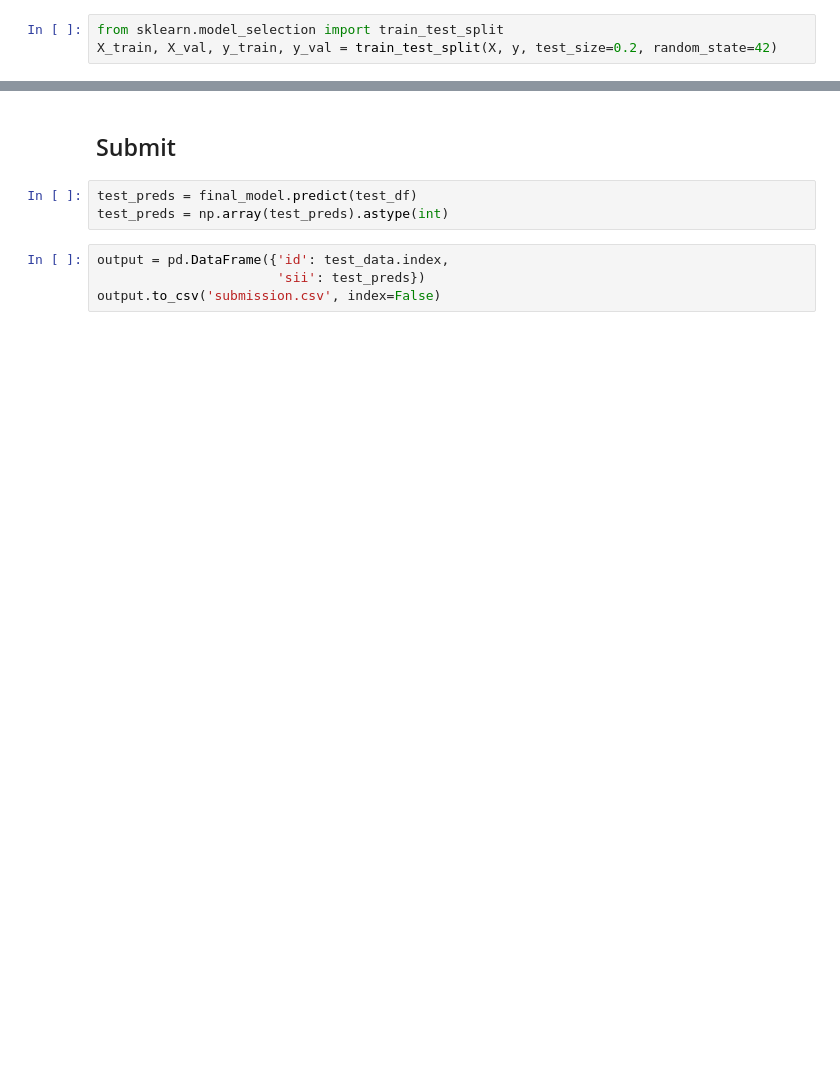
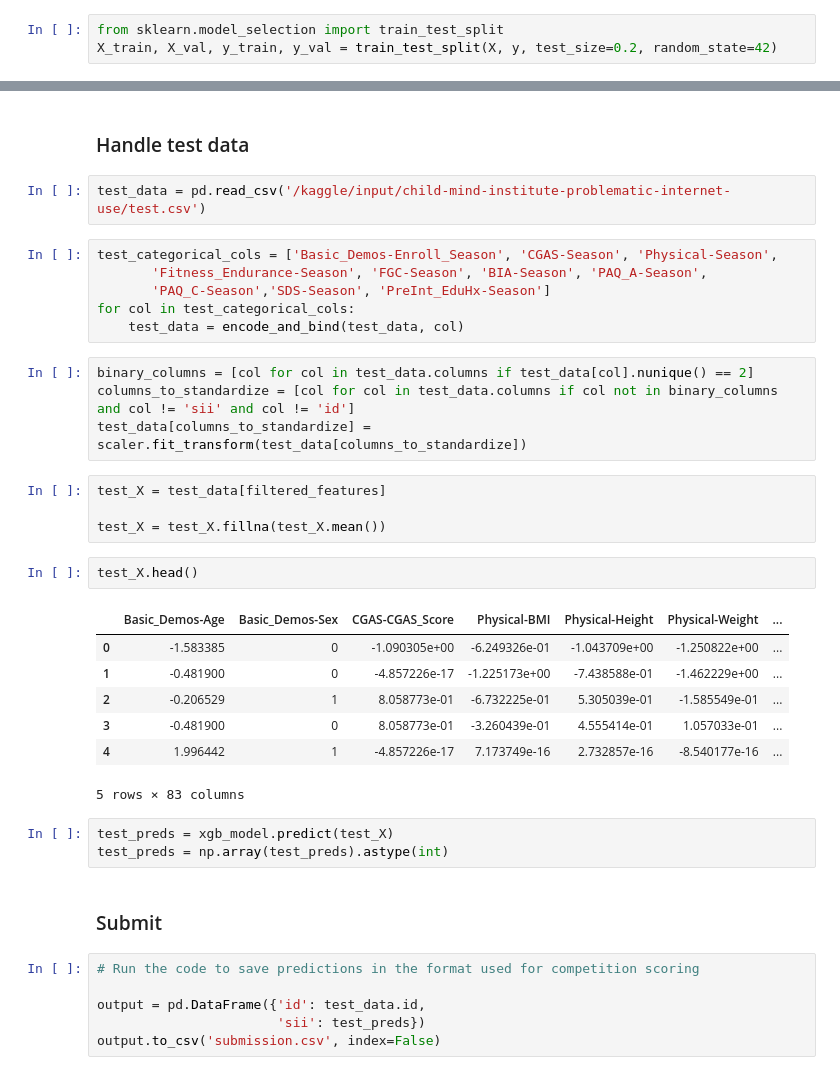
Before and after one commit to nguyentankdb17/Child_Mind_Institute, a Jupyter notebook: team19-submission.ipynb, the cells around one changed output, grey strips where cells are left out. Saved outputs shown, nothing was run; the diff lists cells and outputs as text; blank space fills up the shorter version.

Commit message:
Kaggle Notebook | Team19-submission | Version 9

```diff
--- a/team19-submission.ipynb
+++ b/team19-submission.ipynb
@@ -149,9 +159,39 @@ print(quadratic_weighted_kappa(y_val, val_preds, 4))
+# %% [markdown]
+### Handle test data
+# %%
+test_data = pd.read_csv('/kaggle/input/child-mind-institute-problematic-internet-use/test.csv')
+# %%
+test_categorical_cols = ['Basic_Demos-Enroll_Season', 'CGAS-Season', 'Physical-Season',
+       'Fitness_Endurance-Season', 'FGC-Season', 'BIA-Season', 'PAQ_A-Season',
+       'PAQ_C-Season','SDS-Season', 'PreInt_EduHx-Season']
+for col in test_categorical_cols:
+    test_data = encode_and_bind(test_data, col)
+# %%
+binary_columns = [col for col in test_data.columns if test_data[col].nunique() == 2]
+columns_to_standardize = [col for col in test_data.columns if col not in binary_columns and col != 'sii' and col != 'id']
+test_data[columns_to_standardize] = scaler.fit_transform(test_data[columns_to_standardize])
+# %%
+test_X = test_data[filtered_features]
+
+test_X = test_X.fillna(test_X.mean())
+# %%
+test_X.head()
+# %% [output]
+|  | Basic_Demos-Age | Basic_Demos-Sex | CGAS-CGAS_Score | Physical-BMI | Physical-Height | Physical-Weight | ... |
+| 0 | -1.583385 | 0 | -1.090305e+00 | -6.249326e-01 | -1.043709e+00 | -1.250822e+00 | ... |
+| 1 | -0.481900 | 0 | -4.857226e-17 | -1.225173e+00 | -7.438588e-01 | -1.462229e+00 | ... |
+| 2 | -0.206529 | 1 | 8.058773e-01 | -6.732225e-01 | 5.305039e-01 | -1.585549e-01 | ... |
+| 3 | -0.481900 | 0 | 8.058773e-01 | -3.260439e-01 | 4.555414e-01 | 1.057033e-01 | ... |
+| 4 | 1.996442 | 1 | -4.857226e-17 | 7.173749e-16 | 2.732857e-16 | -8.540177e-16 | ... |
+5 rows × 83 columns
+# %%
+test_preds = xgb_model.predict(test_X)
+test_preds = np.array(test_preds).astype(int)
 # %% [markdown]
-## Submit
+### Submit
-# %%
-test_preds = final_model.predict(test_df)
-test_preds = np.array(test_preds).astype(int)
 # %%
-output = pd.DataFrame({'id': test_data.index,
+# Run the code to save predictions in the format used for competition scoring
+
+output = pd.DataFrame({'id': test_data.id,
                        'sii': test_preds})
 output.to_csv('submission.csv', index=False)
```
Also changed, not shown: parts of 31 cells of this notebook.
